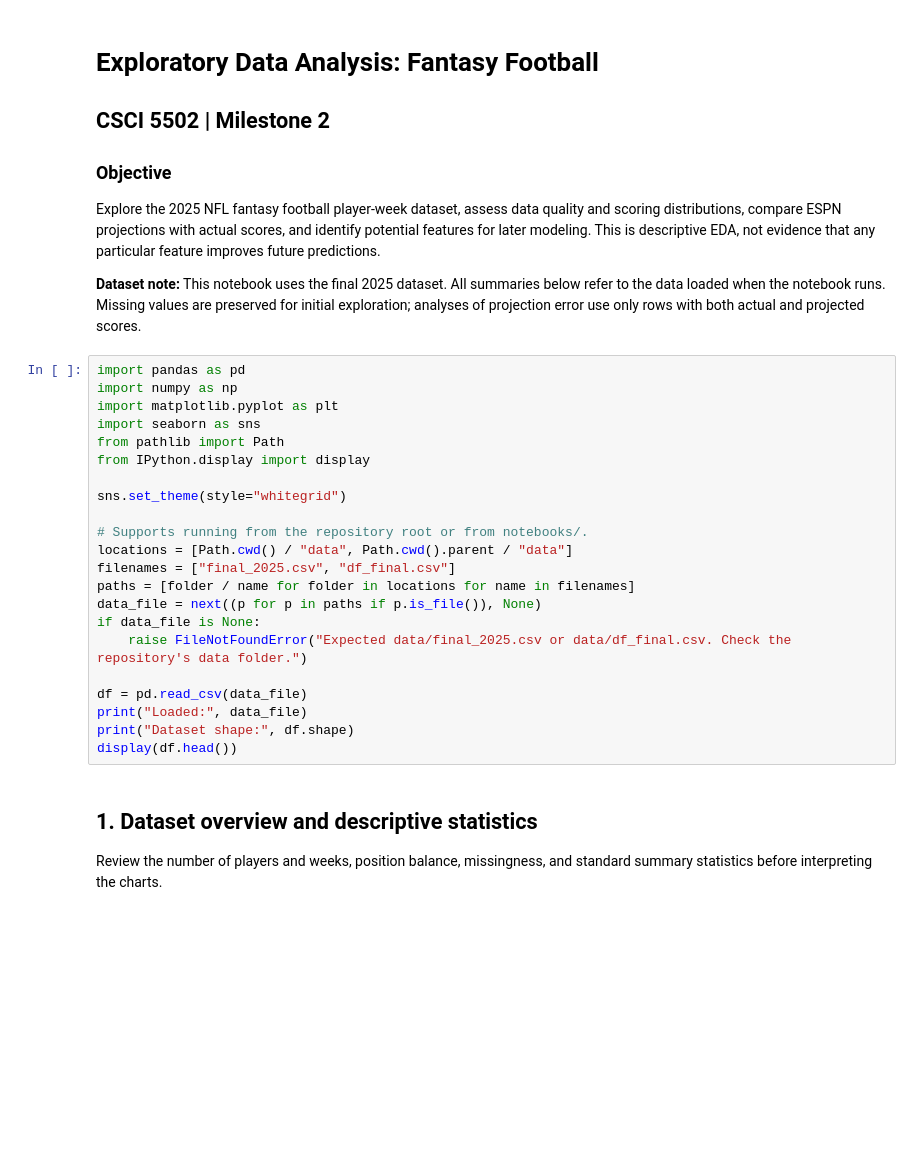
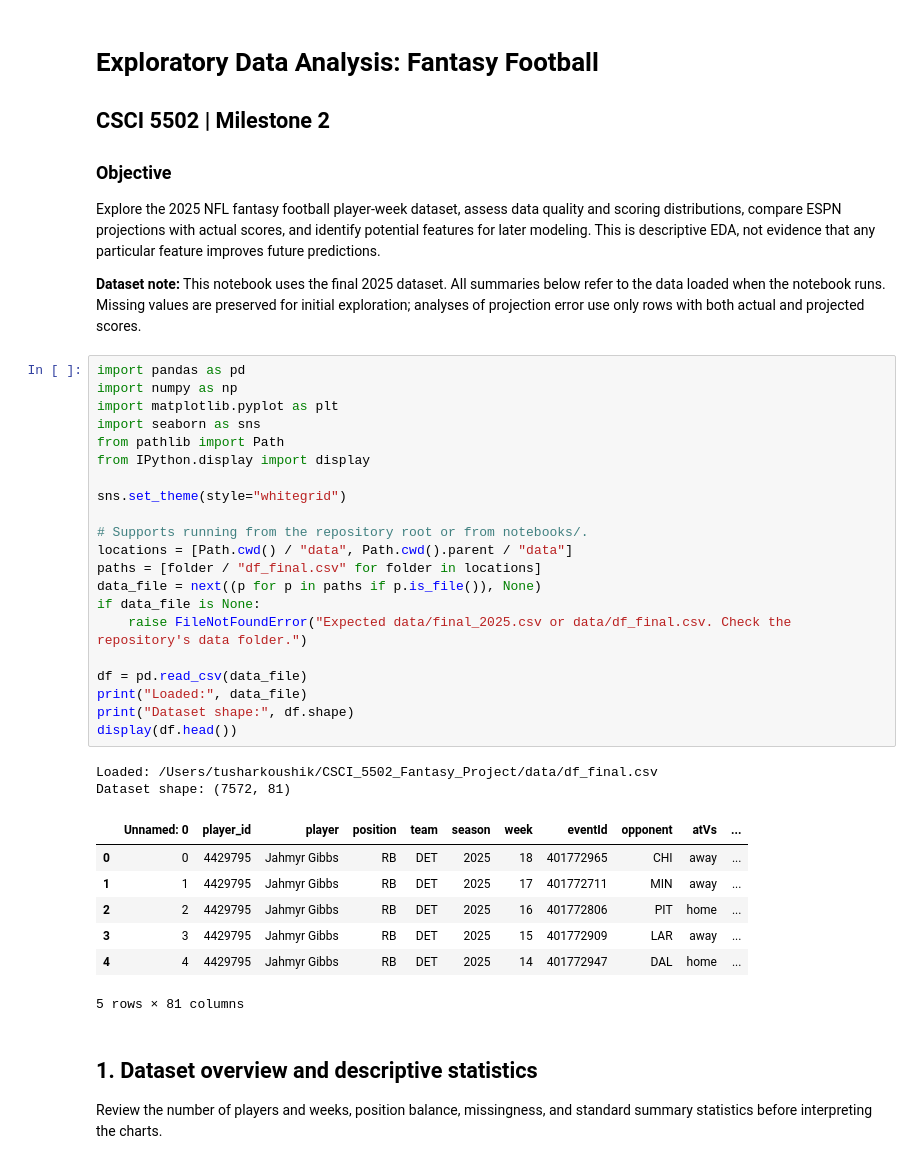
Before and after one commit to trma2416/CSCI_5502_Fantasy_Project, a Jupyter notebook: notebooks/FINAL_EDA.ipynb, the cells around one changed output. Drawn from its saved outputs; the diff is of its cells as text; blank space fills up the shorter version.

```diff
--- a/notebooks/FINAL_EDA.ipynb
+++ b/notebooks/FINAL_EDA.ipynb
@@ -9,25 +9,34 @@ Explore the 2025 NFL fantasy football player-week dataset, assess data quality a
 # %%
 import pandas as pd
 import numpy as np
 import matplotlib.pyplot as plt
 import seaborn as sns
 from pathlib import Path
 from IPython.display import display
 
 sns.set_theme(style="whitegrid")
 
 # Supports running from the repository root or from notebooks/.
 locations = [Path.cwd() / "data", Path.cwd().parent / "data"]
-filenames = ["final_2025.csv", "df_final.csv"]
-paths = [folder / name for folder in locations for name in filenames]
+paths = [folder / "df_final.csv" for folder in locations]
 data_file = next((p for p in paths if p.is_file()), None)
 if data_file is None:
     raise FileNotFoundError("Expected data/final_2025.csv or data/df_final.csv. Check the repository's data folder.")
 
 df = pd.read_csv(data_file)
 print("Loaded:", data_file)
 print("Dataset shape:", df.shape)
 display(df.head())
+# %% [output]
+Loaded: /Users/tusharkoushik/CSCI_5502_Fantasy_Project/data/df_final.csv
+Dataset shape: (7572, 81)
+|  | Unnamed: 0 | player_id | player | position | team | season | week | eventId | opponent | atVs | ... |
+| 0 | 0 | 4429795 | Jahmyr Gibbs | RB | DET | 2025 | 18 | 401772965 | CHI | away | ... |
+| 1 | 1 | 4429795 | Jahmyr Gibbs | RB | DET | 2025 | 17 | 401772711 | MIN | away | ... |
+| 2 | 2 | 4429795 | Jahmyr Gibbs | RB | DET | 2025 | 16 | 401772806 | PIT | home | ... |
+| 3 | 3 | 4429795 | Jahmyr Gibbs | RB | DET | 2025 | 15 | 401772909 | LAR | away | ... |
+| 4 | 4 | 4429795 | Jahmyr Gibbs | RB | DET | 2025 | 14 | 401772947 | DAL | home | ... |
+5 rows × 81 columns
 # %% [markdown]
 ## 1. Dataset overview and descriptive statistics
 Review the number of players and weeks, position balance, missingness, and standard summary statistics before interpreting the charts.
```
Also changed, not shown: parts of 24 cells of this notebook.
